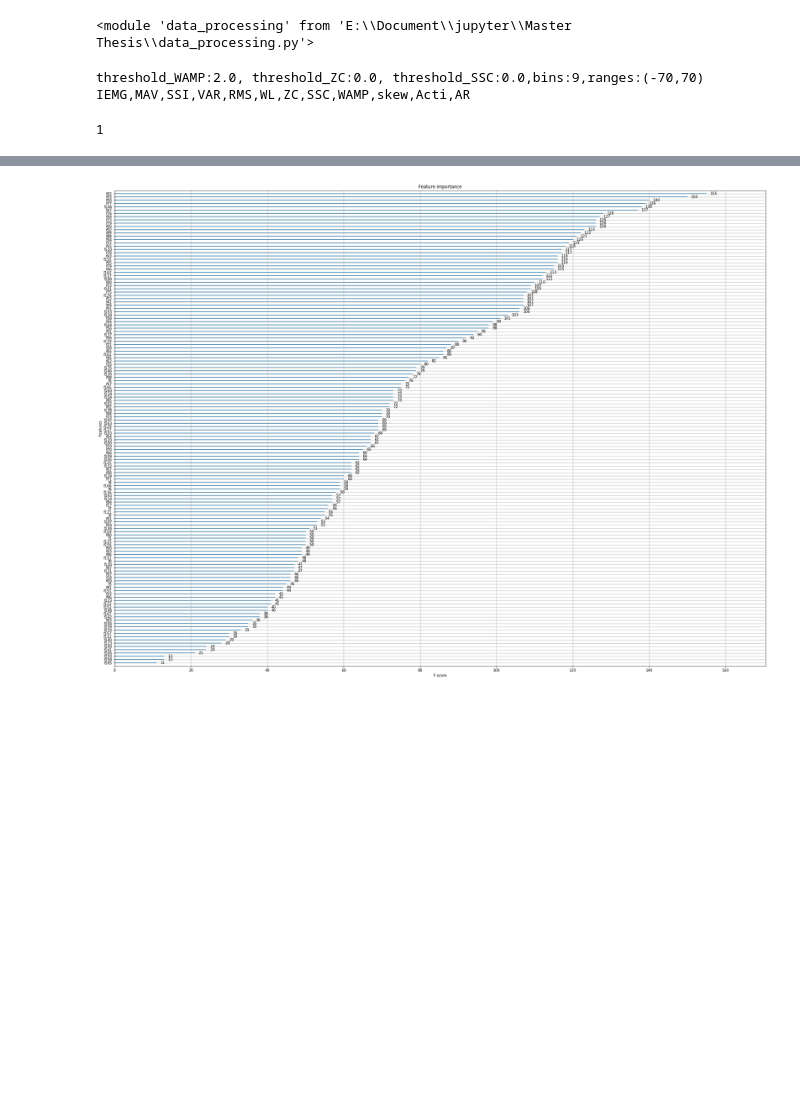
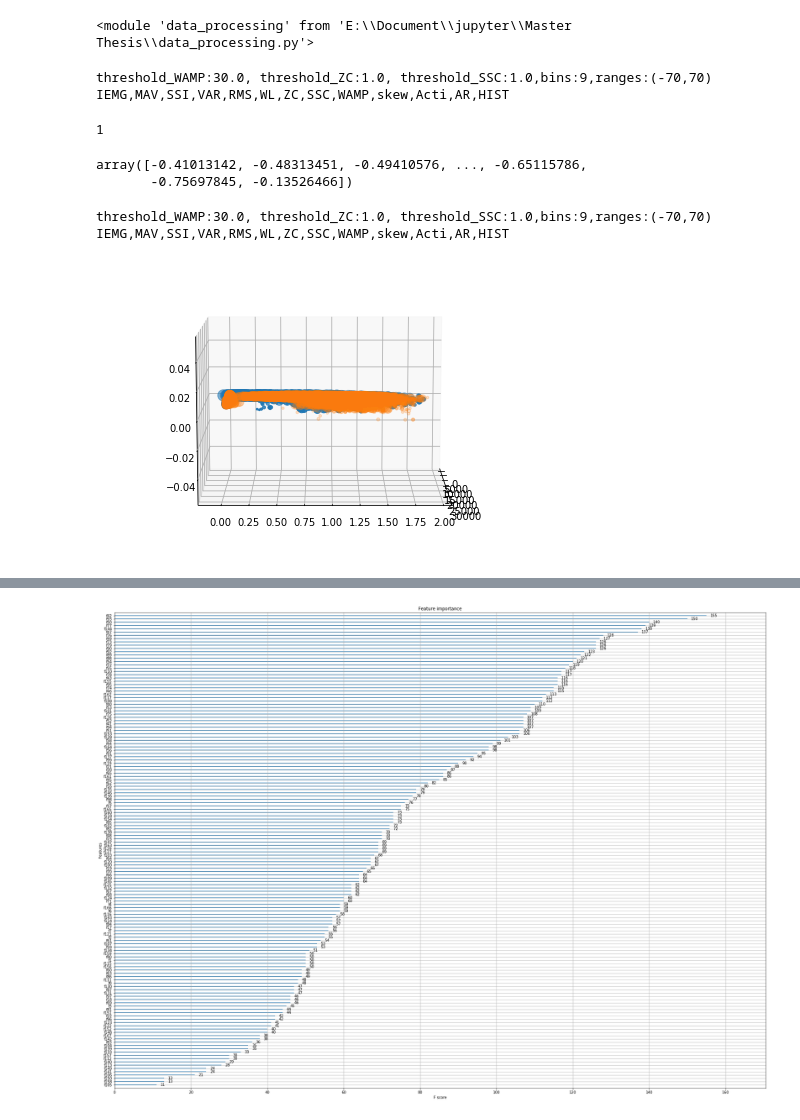
Before and after one commit to wuwenbo718/Master-Thesis, a Jupyter notebook: XGBoost.ipynb, the cells around one changed output, grey strips where cells are left out. Cells and saved outputs as stored; diff of their text form; code cells hidden in the pictures; blank space fills up the shorter version.

```diff
--- a/XGBoost.ipynb
+++ b/XGBoost.ipynb
@@ -97,9 +63,12 @@ imp.reload(dp)
 # %%
-feature = dp.generate_feature(x,2,0,bins=9,ranges=(-70,70))
+feature = dp.generate_feature(x,threshold_WAMP=threshold_WAMP,
+                              threshold_ZC=threshold_ZC,
+                              threshold_SSC=threshold_SSC,
+                              bins=bins,ranges=HIST_range)
 #feature2 = dp.generate_feature(x2)
 player.Beep(1000,200)
 # %% [output]
-threshold_WAMP:2.0, threshold_ZC:0.0, threshold_SSC:0.0,bins:9,ranges:(-70,70)
-IEMG,MAV,SSI,VAR,RMS,WL,ZC,SSC,WAMP,skew,Acti,AR
+threshold_WAMP:30.0, threshold_ZC:1.0, threshold_SSC:1.0,bins:9,ranges:(-70,70)
+IEMG,MAV,SSI,VAR,RMS,WL,ZC,SSC,WAMP,skew,Acti,AR,HIST
 1
 # %%
@@ -107 +76,16 @@ sc = StandardScaler(with_mean=False)
 feature_sc = sc.fit_transform(feature)
+# %%
+feature.min(axis=1)
+# %% [output]
+array([-0.41013142, -0.48313451, -0.49410576, ..., -0.65115786,
+       -0.75697845, -0.13526466])
+# %%
+feature2,y2 = dp.pipeline_feature(path2,width=256,scaler=False,
+                                  threshold_WAMP=threshold_WAMP,
+                                  threshold_ZC=threshold_ZC,
+                                  threshold_SSC=threshold_SSC,
+                                  bins=bins,ranges=HIST_range)
+feature2_sc = sc.transform(feature2)
+# %% [output]
+threshold_WAMP:30.0, threshold_ZC:1.0, threshold_SSC:1.0,bins:9,ranges:(-70,70)
+IEMG,MAV,SSI,VAR,RMS,WL,ZC,SSC,WAMP,skew,Acti,AR,HIST
@@ -108 +96,17 @@ feature_sc = sc.fit_transform(feature)
+# %%
+ind = ((y==4)|(y==1)|(y==2)|(y==3)|(y==6))
+y_01 = y.copy()
+y_01[ind] = 1
+ind0 = y_01==0
+ind1 = y_01==1
+#plt.scatter(feature[ind0][:,42],feature[ind0][:,50])
+#plt.scatter(feature[ind1][:,42],feature[ind1][:,50])
+from mpl_toolkits.mplot3d import Axes3D
+fig = plt.figure()
+ax = Axes3D(fig, rect=[0, 0, 1, 1], elev=30, azim=20)
+plt.scatter(feature[ind0][:,42], feature[ind0][:,93], feature[ind0][:,50],marker='o')
+plt.scatter(feature[ind1][:,42], feature[ind1][:,93], feature[ind1][:,50],alpha=0.2,marker='o')
+ax.view_init(elev=10,azim=0)
+# %% [output]
+[figure, added]
 # %%
```
Also changed, not shown: parts of 23 cells of this notebook, 5 other files.
